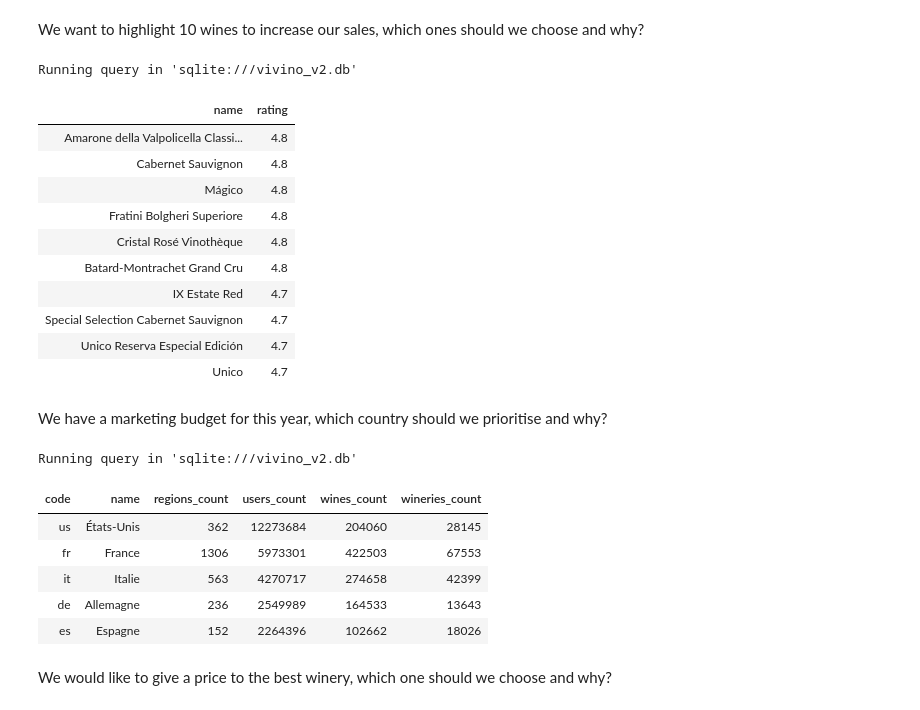
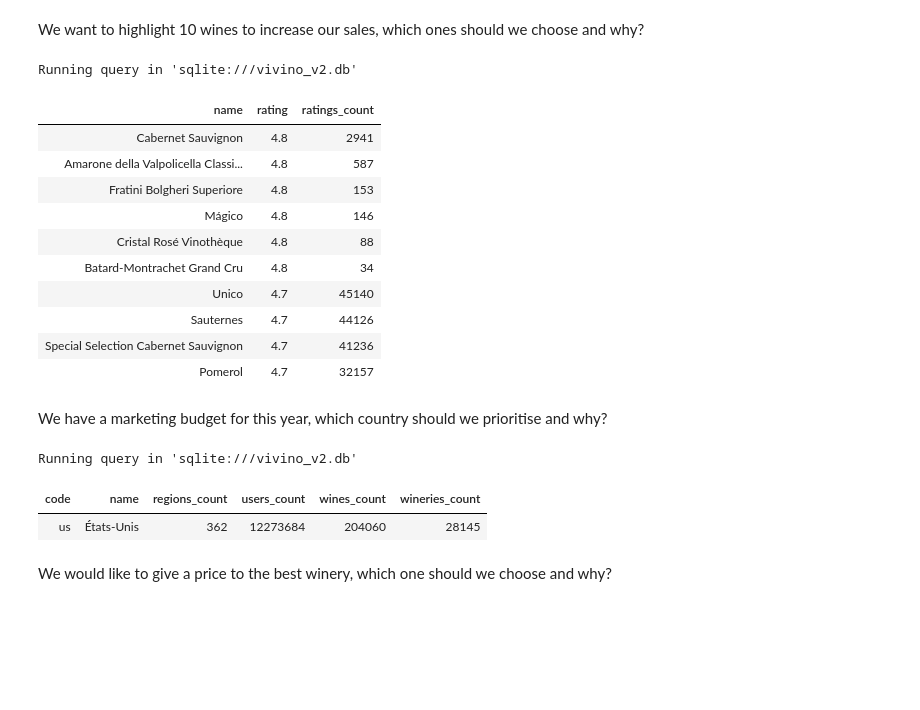
Before and after one commit to maciejkrsk/wine_market_analysis, a Jupyter notebook: requests.ipynb, the cells around one changed output. Saved outputs shown, nothing was run; the diff lists cells and outputs as text; code cells hidden in the pictures; blank space fills up the shorter version.

```diff
--- a/requests.ipynb
+++ b/requests.ipynb
@@ -11,50 +11,46 @@ Engine(sqlite:///vivino_v2.db)
 # %% [markdown]
 We want to highlight 10 wines to increase our sales, which ones should we choose and why?
 # %%
-%%sql -- The top 10 with the best ratings
+%%sql -- DONE
 SELECT
     name,
-    ratings_average AS rating
+    ratings_average AS rating, ratings_count
 FROM
     wines
 ORDER BY
-    rating DESC
+    rating DESC, ratings_count DESC
 LIMIT
     10
 # %% [output]
 Running query in 'sqlite:///vivino_v2.db'
-| name | rating |
-| Amarone della Valpolicella Classi... | 4.8 |
-| Cabernet Sauvignon | 4.8 |
-| Mágico | 4.8 |
-| Fratini Bolgheri Superiore | 4.8 |
-| Cristal Rosé Vinothèque | 4.8 |
-| Batard-Montrachet Grand Cru | 4.8 |
-| IX Estate Red | 4.7 |
-| Special Selection Cabernet Sauvignon | 4.7 |
-| Unico Reserva Especial Edición | 4.7 |
-| Unico | 4.7 |
+| name | rating | ratings_count |
+| Cabernet Sauvignon | 4.8 | 2941 |
+| Amarone della Valpolicella Classi... | 4.8 | 587 |
+| Fratini Bolgheri Superiore | 4.8 | 153 |
+| Mágico | 4.8 | 146 |
+| Cristal Rosé Vinothèque | 4.8 | 88 |
+| Batard-Montrachet Grand Cru | 4.8 | 34 |
+| Unico | 4.7 | 45140 |
+| Sauternes | 4.7 | 44126 |
+| Special Selection Cabernet Sauvignon | 4.7 | 41236 |
+| Pomerol | 4.7 | 32157 |
 # %% [markdown]
 We have a marketing budget for this year, which country should we prioritise and why?
 # %%
-%%sql -- The one with the biggest consumer count
+%%sql --DONE
 SELECT
     *
 FROM
     countries
 ORDER BY
-    users_count DESC,
-    wineries_count DESC
+    users_count DESC
+
 LIMIT
-    5
+    1
 # %% [output]
 Running query in 'sqlite:///vivino_v2.db'
 | code | name | regions_count | users_count | wines_count | wineries_count |
 | us | États-Unis | 362 | 12273684 | 204060 | 28145 |
-| fr | France | 1306 | 5973301 | 422503 | 67553 |
-| it | Italie | 563 | 4270717 | 274658 | 42399 |
-| de | Allemagne | 236 | 2549989 | 164533 | 13643 |
-| es | Espagne | 152 | 2264396 | 102662 | 18026 |
 # %% [markdown]
 We would like to give a price to the best winery, which one should we choose and why?
 # %%
```
Also changed, not shown: parts of 10 cells of this notebook, 6 other files.
